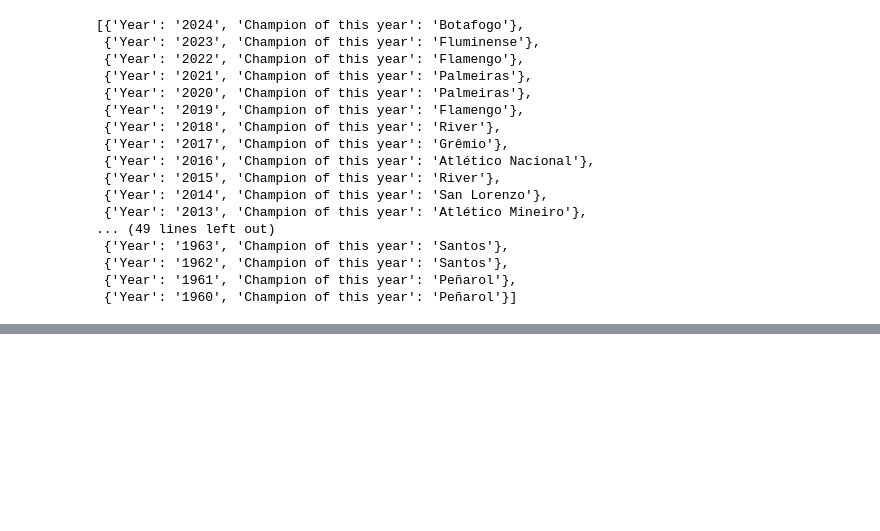
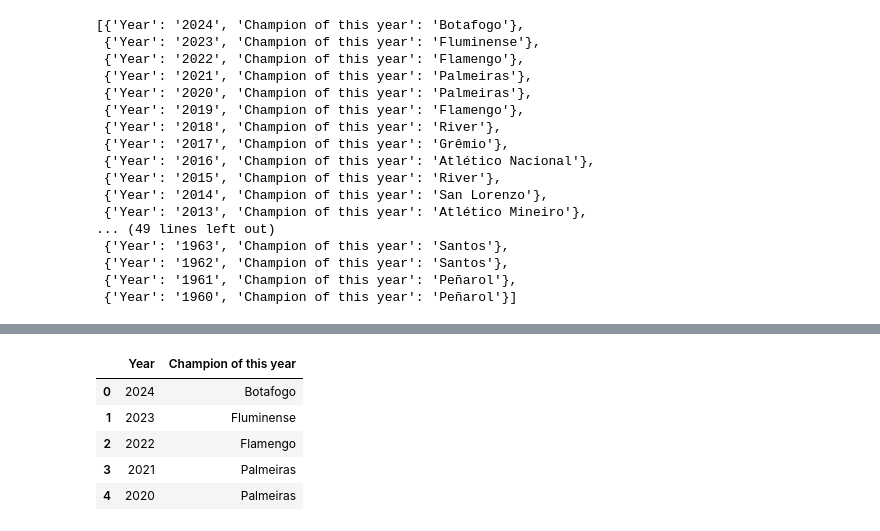
Before and after one commit to 4GeeksAcademy/GuilloMansa-WebScraping, a Jupyter notebook: src/explore.es.ipynb, the cells around one changed output, grey strips where cells are left out. Saved outputs shown, nothing was run; the diff lists cells and outputs as text; code cells hidden in the pictures; blank space fills up the shorter version.

```diff
--- a/src/explore.es.ipynb
+++ b/src/explore.es.ipynb
@@ -116,0 +159,12 @@ team_list
+# %%
+conn = sqlite3.connect('cup.db')
+df_check = pd.read_sql('SELECT * FROM cup', conn)
+
+df_check.head(5)
+# %% [output]
+|  | Year | Champion of this year |
+| 0 | 2024 | Botafogo |
+| 1 | 2023 | Fluminense |
+| 2 | 2022 | Flamengo |
+| 3 | 2021 | Palmeiras |
+| 4 | 2020 | Palmeiras |
```
Also changed, not shown: parts of 7 cells of this notebook, 1 other file.
